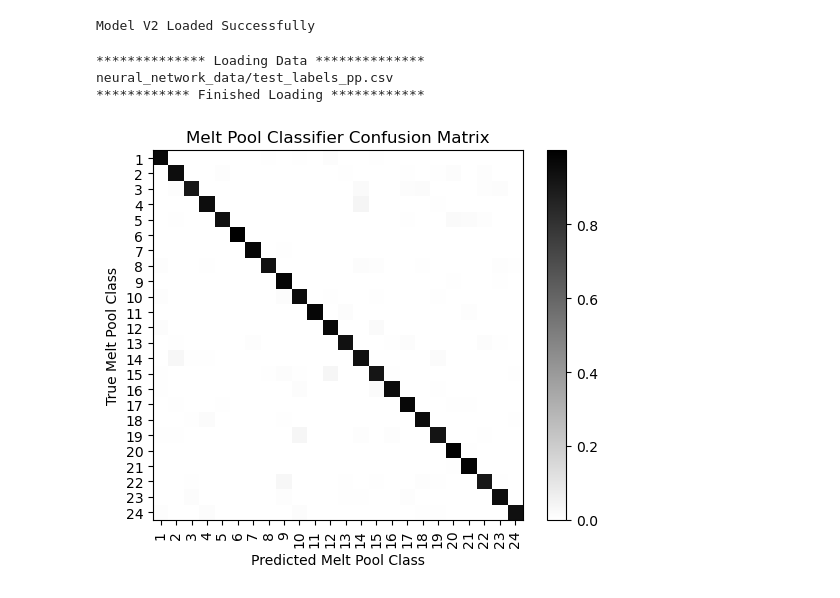
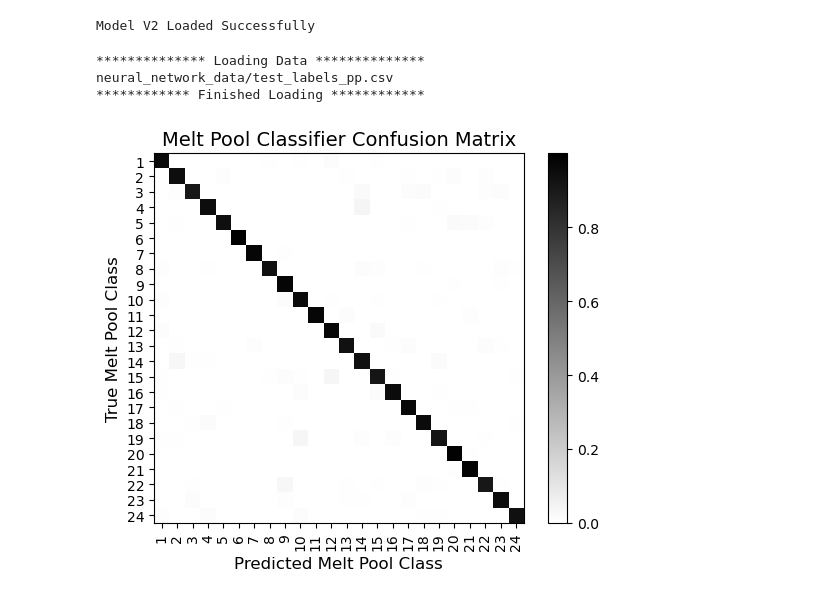
Before and after one commit to satomm1/LPBF_Cluster_And_XAI, a Jupyter notebook: src/MeltpoolShapePrediction.ipynb, the cells around one changed output. Cells and saved outputs as stored; diff of their text form; code cells hidden in the pictures.

Commit message:
Update the confusion matrix

```diff
--- a/src/MeltpoolShapePrediction.ipynb
+++ b/src/MeltpoolShapePrediction.ipynb
@@ -545,41 +545,41 @@ else:
     print("Model Not Found")
 # %% [output]
 Model V2 Loaded Successfully
-# %%
-# Load the data
-BATCH_SIZE=128
-
-image_transforms = {
-    'train': transforms.Compose([
-        transforms.RandomResizedCrop(224),
-        transforms.RandomHorizontalFlip(),
-        transforms.ToTensor(),
-        transforms.Normalize([0.485, 0.456, 0.406], [0.229, 0.224, 0.225])
-    ]),
-    'dev': transforms.Compose([
-        transforms.Resize(256),
-        transforms.CenterCrop(224),
-        transforms.ToTensor(),
-        transforms.Normalize([0.485, 0.456, 0.406], [0.229, 0.224, 0.225])
-    ]),
-    'test': transforms.Compose([
-        transforms.Resize(256),
-        transforms.CenterCrop(224),
-        transforms.ToTensor(),
-        transforms.Normalize([0.485, 0.456, 0.406], [0.229, 0.224, 0.225])
-    ])
-}
-
-meltpool_dataset_test = MeltpoolDataset('neural_network_data/test_labels_pp.csv', DATA_DIR,
-                                         transform=image_transforms['test'])
-dataloaders = dict()
-dataset_sizes = dict()
-dataloaders['test'] = DataLoader(meltpool_dataset_test, batch_size=BATCH_SIZE, shuffle=True, num_workers=0)
-dataset_sizes['test'] = len(meltpool_dataset_test)
-# %% [output]
-************** Loading Data **************
-neural_network_data/test_labels_pp.csv
-************ Finished Loading ************
+# %%
+# Load the data
+BATCH_SIZE=128
+
+image_transforms = {
+    'train': transforms.Compose([
+        transforms.RandomResizedCrop(224),
+        transforms.RandomHorizontalFlip(),
+        transforms.ToTensor(),
+        transforms.Normalize([0.485, 0.456, 0.406], [0.229, 0.224, 0.225])
+    ]),
+    'dev': transforms.Compose([
+        transforms.Resize(256),
+        transforms.CenterCrop(224),
+        transforms.ToTensor(),
+        transforms.Normalize([0.485, 0.456, 0.406], [0.229, 0.224, 0.225])
+    ]),
+    'test': transforms.Compose([
+        transforms.Resize(256),
+        transforms.CenterCrop(224),
+        transforms.ToTensor(),
+        transforms.Normalize([0.485, 0.456, 0.406], [0.229, 0.224, 0.225])
+    ])
+}
+
+meltpool_dataset_test = MeltpoolDataset('neural_network_data/test_labels_pp.csv', DATA_DIR,
+                                         transform=image_transforms['test'])
+dataloaders = dict()
+dataset_sizes = dict()
+dataloaders['test'] = DataLoader(meltpool_dataset_test, batch_size=BATCH_SIZE, shuffle=True, num_workers=0)
+dataset_sizes['test'] = len(meltpool_dataset_test)
+# %% [output]
+************** Loading Data **************
+neural_network_data/test_labels_pp.csv
+************ Finished Loading ************
 # %%
 # Compute values needed for confusion matrix
 num_images = dataset_sizes['test']
@@ -610,13 +610,13 @@ for sample in tqdm(dataloaders['test']):
 # %%
 # Plot the confusion matrix
 disp = sklearn.metrics.ConfusionMatrixDisplay.from_predictions(ground_truth, predicted, include_values=False,
                                                               normalize='true', display_labels=range(1,NUM_MELT_POOL_CLASSES+1),
                                                               xticks_rotation='vertical', cmap='binary')
-plt.title('Melt Pool Classifier Confusion Matrix')
-plt.xlabel('Predicted Melt Pool Class')
-plt.ylabel('True Melt Pool Class')
+plt.title('Melt Pool Classifier Confusion Matrix', fontsize=14)
+plt.xlabel('Predicted Melt Pool Class', fontsize=12)
+plt.ylabel('True Melt Pool Class', fontsize=12)
 plt.savefig('Plots/ConfusionMatrix_LowRes.png', dpi=150)
 plt.savefig('Plots/ConfusionMatrix.png', dpi=600)
 plt.show()
 # %% [output]
-[figure, old version]
+[figure, new version]
```
Also changed, not shown: 2 other files.
